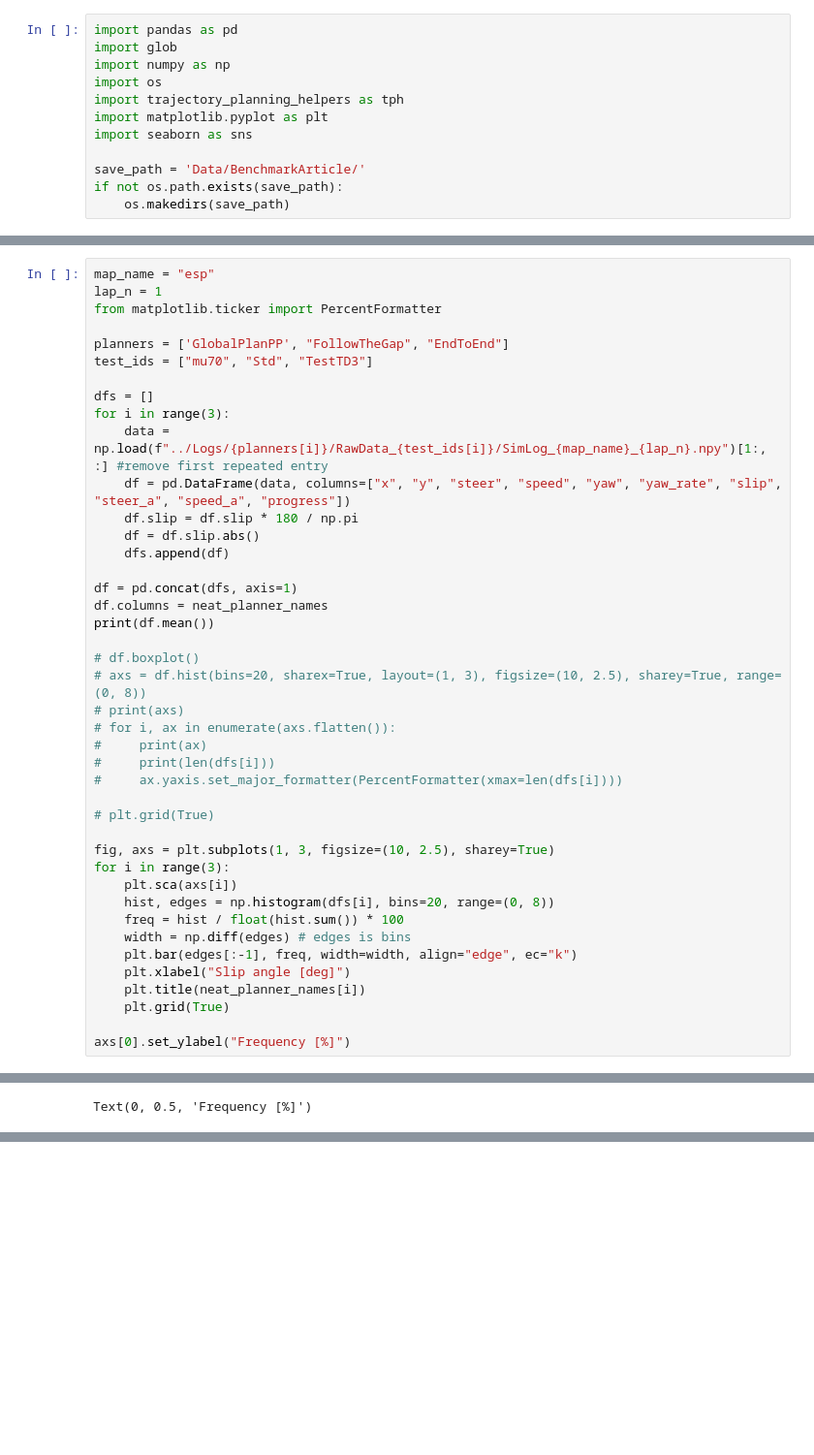
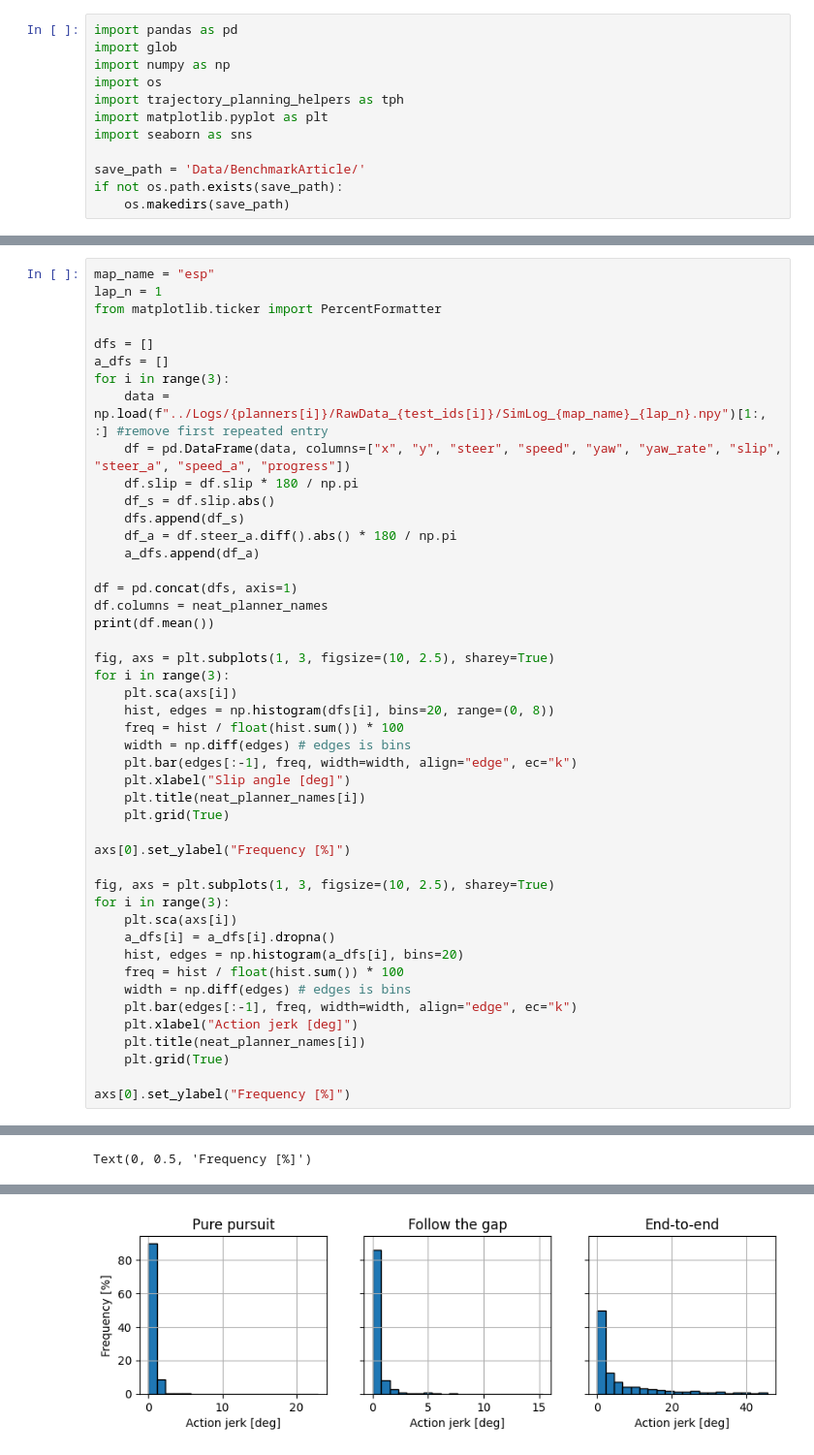
Before and after one commit to BDEvan5/f1tenth_benchmarks, a Jupyter notebook: Notebooks/benchmark_results.ipynb, the cells around one changed output, grey strips where cells are left out. Shown at 97% size. Cells and saved outputs as stored; diff of their text form; blank space fills up the shorter version.

```diff
--- a/Notebooks/benchmark_results.ipynb
+++ b/Notebooks/benchmark_results.ipynb
@@ -142,47 +158,52 @@ map_name = "esp"
 lap_n = 1
 from matplotlib.ticker import PercentFormatter
 
-planners = ['GlobalPlanPP', "FollowTheGap", "EndToEnd"]
-test_ids = ["mu70", "Std", "TestTD3"]
-
 dfs = []
+a_dfs = []
 for i in range(3):
     data = np.load(f"../Logs/{planners[i]}/RawData_{test_ids[i]}/SimLog_{map_name}_{lap_n}.npy")[1:, :] #remove first repeated entry
     df = pd.DataFrame(data, columns=["x", "y", "steer", "speed", "yaw", "yaw_rate", "slip", "steer_a", "speed_a", "progress"])
     df.slip = df.slip * 180 / np.pi
-    df = df.slip.abs()
-    dfs.append(df)
+    df_s = df.slip.abs()
+    dfs.append(df_s)
+    df_a = df.steer_a.diff().abs() * 180 / np.pi
+    a_dfs.append(df_a)
 
 df = pd.concat(dfs, axis=1)
 df.columns = neat_planner_names
 print(df.mean())
-
-# df.boxplot()
-# axs = df.hist(bins=20, sharex=True, layout=(1, 3), figsize=(10, 2.5), sharey=True, range=(0, 8))
-# print(axs)
-# for i, ax in enumerate(axs.flatten()):
-#     print(ax)
-#     print(len(dfs[i]))
-#     ax.yaxis.set_major_formatter(PercentFormatter(xmax=len(dfs[i])))
-
-# plt.grid(True)
 
 fig, axs = plt.subplots(1, 3, figsize=(10, 2.5), sharey=True)
 for i in range(3):
     plt.sca(axs[i])
     hist, edges = np.histogram(dfs[i], bins=20, range=(0, 8))
     freq = hist / float(hist.sum()) * 100
     width = np.diff(edges) # edges is bins
     plt.bar(edges[:-1], freq, width=width, align="edge", ec="k")
     plt.xlabel("Slip angle [deg]")
     plt.title(neat_planner_names[i])
     plt.grid(True)
 
 axs[0].set_ylabel("Frequency [%]")
+
+fig, axs = plt.subplots(1, 3, figsize=(10, 2.5), sharey=True)
+for i in range(3):
+    plt.sca(axs[i])
+    a_dfs[i] = a_dfs[i].dropna()
+    hist, edges = np.histogram(a_dfs[i], bins=20)
+    freq = hist / float(hist.sum()) * 100
+    width = np.diff(edges) # edges is bins
+    plt.bar(edges[:-1], freq, width=width, align="edge", ec="k")
+    plt.xlabel("Action jerk [deg]")
+    plt.title(neat_planner_names[i])
+    plt.grid(True)
+
+axs[0].set_ylabel("Frequency [%]")
 # %% [output]
 Pure pursuit      2.340741
 Follow the gap    1.446612
 End-to-end        1.631364
 dtype: float64
 Text(0, 0.5, 'Frequency [%]')
 [figure]
+[figure, added]
```
Also changed, not shown: parts of 7 cells of this notebook, 5 other files.
